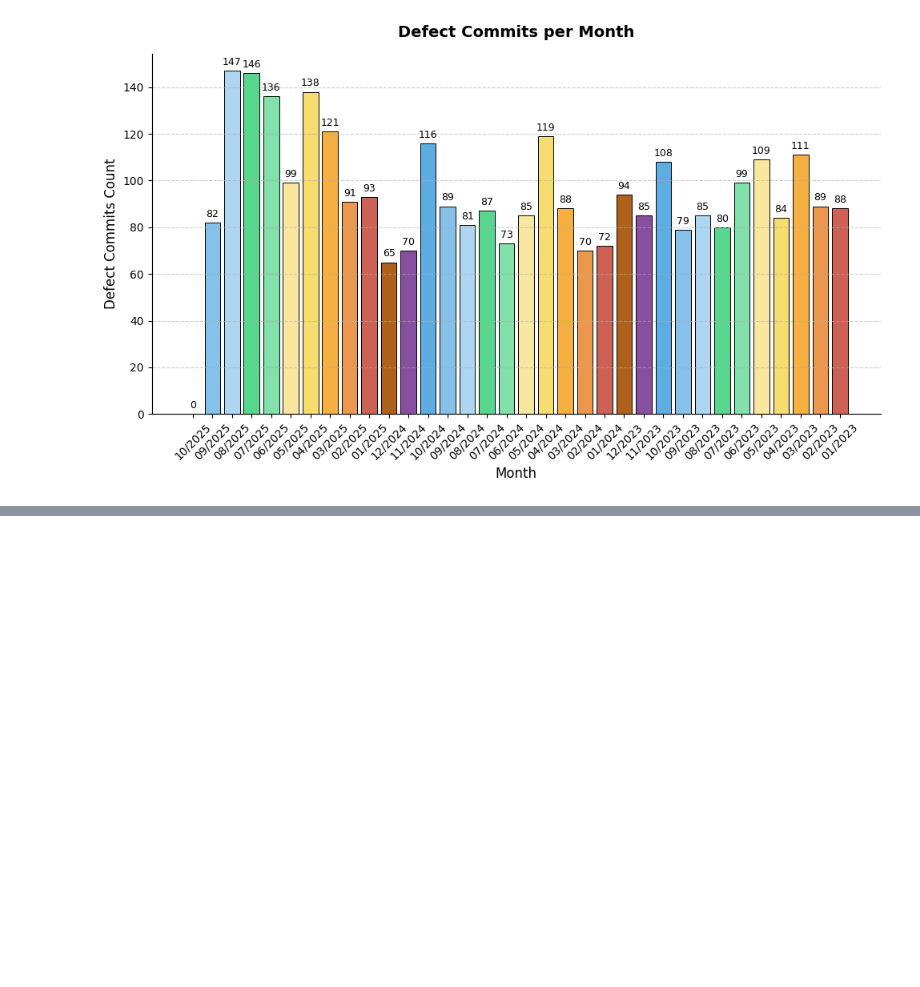
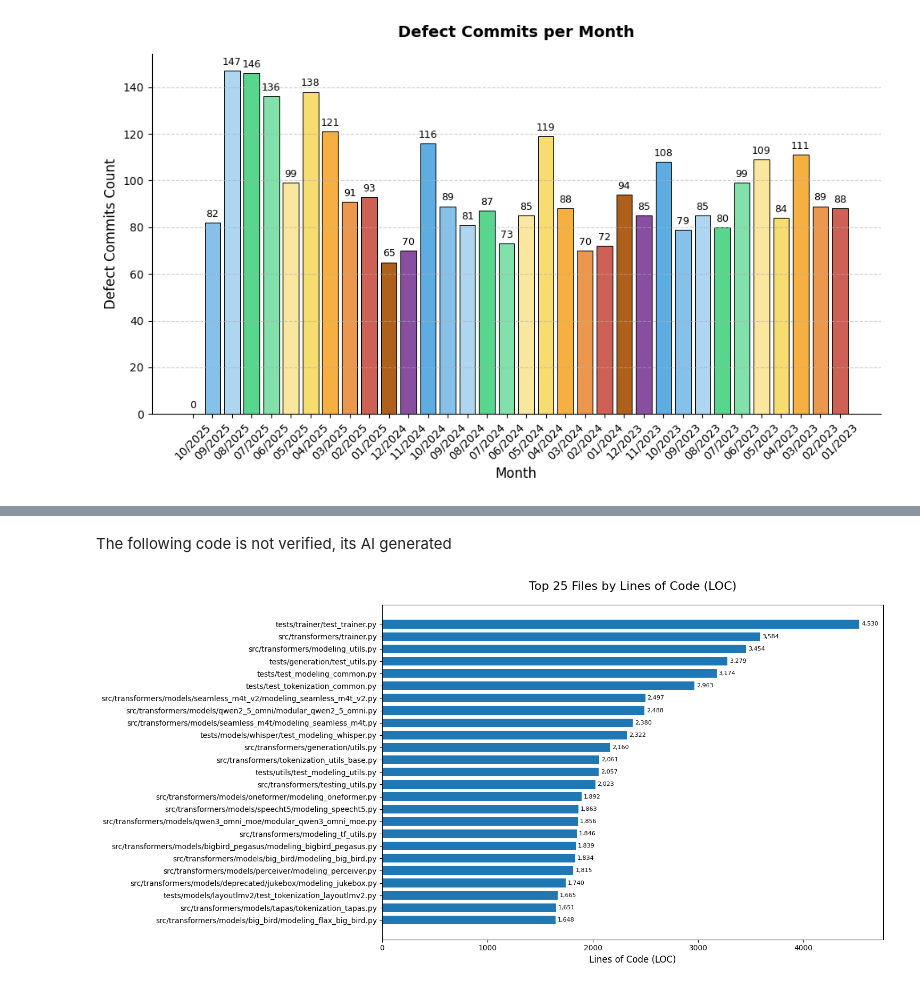
Before and after one commit to Cindylliu/FSS_Assignment_1, a Jupyter notebook: assignment.ipynb, the cells around one changed output, grey strips where cells are left out. Drawn from its saved outputs; the diff is of its cells as text; code cells hidden in the pictures; blank space fills up the shorter version.

```diff
--- a/assignment.ipynb
+++ b/assignment.ipynb
@@ -310,0 +353,68 @@ Top 2 defect file: src/transformers/trainer.py
+# %% [markdown]
+The following code is not verified, its AI generated
+# %%
+def plot_top_loc(stats_dict, top_n=100):
+    """
+    Sorts file statistics by 'loc' in descending order and plots the top N
+    entries as a horizontal bar chart.
+
+    Args:
+        stats_dict (dict): The input dictionary of file statistics.
+        top_n (int): The number of entries to plot.
+    """
+    # 1. Convert the dictionary items into a list of (filename, loc_value) tuples
+    # This is done by extracting the 'loc' value from the inner dictionary.
+    data_list = [(filename, details["loc"])
+                 for filename, details in stats_dict.items()]
+
+    # 2. Sort the list by 'loc' (the second element, index 1) in reverse order.
+    # The `key=lambda x: x[1]` specifies that sorting should use the LOC value.
+    sorted_data = sorted(data_list, key=lambda item: item[1], reverse=True)
+
+    # 3. Select the top N entries
+    top_data = sorted_data[:top_n]
+
+    # Separate the data into filenames (labels) and LOC values (bars)
+    filenames = [item[0] for item in top_data]
+    loc_values = [item[1] for item in top_data]
+
+    # Handle the case where the input dictionary has less than top_n entries
+    actual_n = len(top_data)
+    if actual_n == 0:
+        print("Error: The input dictionary is empty.")
+        return
+
+    # --- Plotting ---
+
+    # Create the figure and axes
+    # We use a larger figure size for better readability, especially for 100 bars.
+    fig, ax = plt.subplots(figsize=(15, actual_n * 0.3)) # Height is dynamic based on number of bars
+
+    # Create the horizontal bar chart
+    bars = ax.barh(filenames, loc_values, color='#1f77b4', height=0.7) # 'barh' for horizontal bars
+
+    # Add title and labels
+    ax.set_title(f"Top {actual_n} Files by Lines of Code (LOC)", fontsize=16, pad=20)
+    ax.set_xlabel("Lines of Code (LOC)", fontsize=12)
+
+    # Adjust y-axis: filenames should be at the bottom for the highest LOC
+    ax.invert_yaxis()  # Put highest LOC files (which are first in the list) at the top
+
+    # Improve layout for better readability of long file names
+    plt.tight_layout()
+
+    # Optional: Add LOC values on the bars for clarity
+    for bar in bars:
+        ax.text(bar.get_width() + 20,  # x position (slightly to the right of the bar)
+                bar.get_y() + bar.get_height()/2, # y position (center of the bar)
+                f'{bar.get_width():,}',           # The text (LOC value with comma)
+                va='center',                      # Vertical alignment
+                fontsize=8,
+                color='black')
+
+    # Display the plot
+    plt.show()
+
+plot_top_loc(file_stats, top_n=25)
+# %% [output]
+[figure, added]
```
Also changed, not shown: parts of 14 cells of this notebook, 1 other file.
